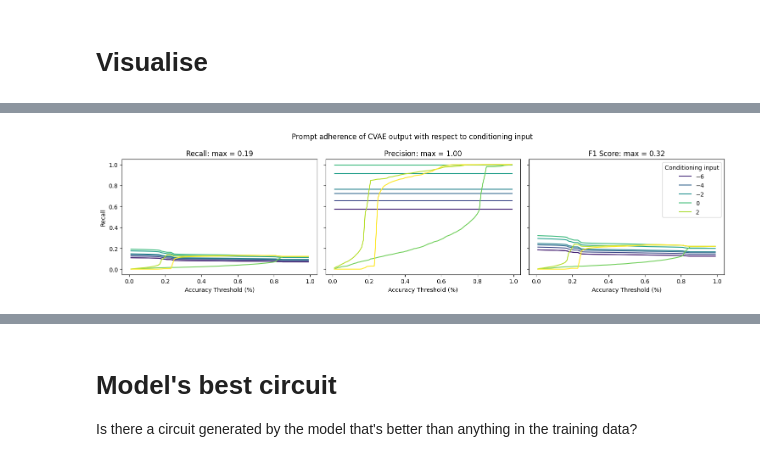
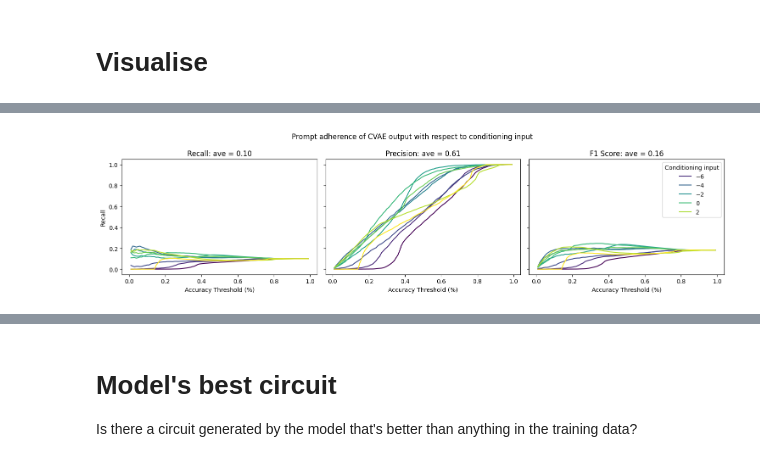
Before and after one commit to olive004/EvoScaper, a Jupyter notebook: notebooks/02_cvae_verify.ipynb, the cells around one changed output, grey strips where cells are left out. Drawn from its saved outputs; the diff is of its cells as text; code cells hidden in the pictures.

```diff
--- a/notebooks/02_cvae_verify.ipynb
+++ b/notebooks/02_cvae_verify.ipynb
@@ -243,7 +245,8 @@ n_top = 10
 # a = np.where(np.isfinite(analytics['adaptation']) & (np.array(analytics['initial_steady_states']) > 10), analytics['adaptation'], 0)
 a = np.where(np.isfinite(analytics['adaptation']) & (
     analytics['overshoot'] / analytics['initial_steady_states'] > 0.05) & (
-        analytics['response_time_wrt_species-6'] < (0.7 * analytics['response_time_wrt_species-6'].max())), analytics['adaptation'], 0)
+        analytics['response_time_wrt_species-6'] < (0.9 * analytics['response_time_wrt_species-6'].max())
+        ) & (analytics['initial_steady_states'] > 0), analytics['adaptation'], 0)
 # idxs_top_adapt = np.argsort(a[:, idx_output])[:n_top]
 idxs_top_adapt = np.argsort(a[:, idx_output])[-n_top:][::-1]
 nrows = 2
@@ -264,6 +267,7 @@ def make_nx_weights(energies, n_nodes):
 
 fig, axs = plt.subplots(nrows=nrows, ncols=ncols,
                         figsize=(ncols * 4, nrows * 4))
+t_plotmax = int(30000*0.8)
 for i, idx in enumerate(idxs_top_adapt):
     ax = axs[i // ncols, i % ncols]
     ax.plot(ts, ys[idx, :, idx_output].T, color='b')
@@ -272,7 +276,7 @@ for i, idx in enumerate(idxs_top_adapt):
     w = fake_circuits.reshape(np.prod(fake_circuits.shape[:-1]), -1)[idx]
     create_network_inset(fig, ax, width=0.9, height=0.9, edge_weights=make_nx_weights(
         w, n_nodes=3), node_color='lightgreen')
-    ax.set_title(f'Adaptation: {a[idx, idx_output]:.2f}')
+    ax.set_title(f'Adaptation = {a[idx, idx_output]:.2f}\nS = {analytics["sensitivity_wrt_species-6"][idx, idx_output]:.2f} P = {analytics["precision_wrt_species-6"][idx, idx_output]:.2f}')
     ax.set_xlabel('time')
     ax.set_ylabel(f'{input_species[idx_output]} molecules')
 
@@ -310,25 +309,0 @@ pred_y_val = model(params, PRNG, x_val, cond_val)
-# %%
-fig = plt.figure(figsize=(2*6, 4))
-
-ax = plt.subplot(1,2,1)
-g = sns.histplot(x=pred_y.flatten(), y=y.flatten(), palette='viridis')
-plt.title(f'Training $R^2$: {r2_score(y.flatten(), pred_y.flatten()):.2f}')
-plt.xlabel('Predicted circuit binding energy')
-plt.ylabel('Actual circuit binding energy')
-
-print('[Training] The R2 score is ', r2_score(y.flatten(), pred_y.flatten()))
-print('[Training] The R2 score with weighted variance is ', r2_score(
-    y.flatten(), pred_y.flatten(), multioutput='variance_weighted'))
-
-ax = plt.subplot(1,2,2)
-g = sns.histplot(x=pred_y_val.flatten(), y=y_val.flatten(), palette='viridis')
-plt.title(f'Validation data $R^2$: {r2_score(y_val.flatten(), pred_y_val.flatten()):.2f}')
-plt.xlabel('Predicted circuit binding energy')
-plt.ylabel('Actual circuit binding energy')
-
-print(f'[Validation] The $R^2$ score is ', r2_score(y_val.flatten(), pred_y_val.flatten()))
-print(f'[Validation] The $R^2$ score with weighted variance is ', r2_score(
-    y_val.flatten(), pred_y_val.flatten(), multioutput='variance_weighted'))
-
-plt.suptitle('Actual vs. predicted decoded circuits')
-plt.tight_layout() #rect=[0, 0, 1, 0.95])
@@ -400,7 +369,7 @@ for k in config_dataset.objective_col:
 
         plt.axes(axs[i])
         plot_diffs(diffs_conditional_real_sens, sampled_conds, axs[i])
-        plt.title(f'Specie {output_specie}')
+        plt.title(f'Specie {output_specie}: ave peak diff = {np.nanmean(diffs_conditional_real_sens[:-1, 1] - diffs_conditional_real_sens[1:, 1]):.2f}')
         print('Diffs:', diffs_conditional_real_sens[:, 1], np.sum(
             np.abs(diffs_conditional_real_sens[:, 1])))
 
@@ -477,29 +446,29 @@ Diffs: [ 4.204753    3.1050024   2.3799844   1.444746    0.79451394  1.0875276
 # %%
 from functools import partial
 
 
-perc_recall = np.arange(0.01, 1, 0.01).astype(np.float32)
+perc_recall = np.arange(0.01, 1.0, 0.01).astype(np.float32)
 precision, recall, f1 = jax.vmap(partial(calc_prompt_adherence, pred=sampled_conds_expanded, real=sensitivity_reshaped))(perc_recall=perc_recall)
 
 fig, axs = plt.subplots(1, 3, sharey=True, figsize=(5*3, 4))
 df_recall = pd.DataFrame(data=recall.T, columns=perc_recall, index=sampled_conds).melt(var_name='Accuracy Threshold (%)', value_name='Recall', ignore_index=False).reset_index().rename(columns={'index': 'Conditioning input'})
 sns.lineplot(df_recall, x='Accuracy Threshold (%)', y='Recall', hue='Conditioning input', palette='viridis', ax=axs[0], legend=False)
-axs[0].set_title(f'Recall: max = {np.max(recall):.2f}')
+axs[0].set_title(f'Recall: ave = {np.mean(recall):.2f}')
 
 df_precision = pd.DataFrame(data=precision.T, columns=perc_recall, index=sampled_conds).melt(var_name='Accuracy Threshold (%)', value_name='Precision', ignore_index=False).reset_index().rename(columns={'index': 'Conditioning input'})
 sns.lineplot(df_precision, x='Accuracy Threshold (%)', y='Precision', hue='Conditioning input', palette='viridis', ax=axs[1], legend=False)
-axs[1].set_title(f'Precision: max = {np.max(precision):.2f}')
+axs[1].set_title(f'Precision: ave = {np.mean(precision):.2f}')
 
 df_f1 = pd.DataFrame(data=f1.T, columns=perc_recall, index=sampled_conds).melt(var_name='Accuracy Threshold (%)', value_name='F1', ignore_index=False).reset_index().rename(columns={'index': 'Conditioning input'})
 sns.lineplot(df_f1, x='Accuracy Threshold (%)', y='F1', hue='Conditioning input', palette='viridis', ax=axs[2])
-axs[2].set_title(f'F1 Score: max = {np.max(f1):.2f}')
+axs[2].set_title(f'F1 Score: ave = {np.mean(f1):.2f}')
 
 plt.suptitle('Prompt adherence of CVAE output with respect to conditioning input')
 plt.tight_layout()
 
 plt.savefig(os.path.join(top_write_dir, 'sens_recall_f1.png'), dpi=300, transparent=True)
 # %% [output]
-[figure, old version]
+[figure, new version]
 # %%
 # for k in config_dataset.objective_col:
 #     plt.figure()
```
Also changed, not shown: parts of 17 cells of this notebook, 2 other files.
